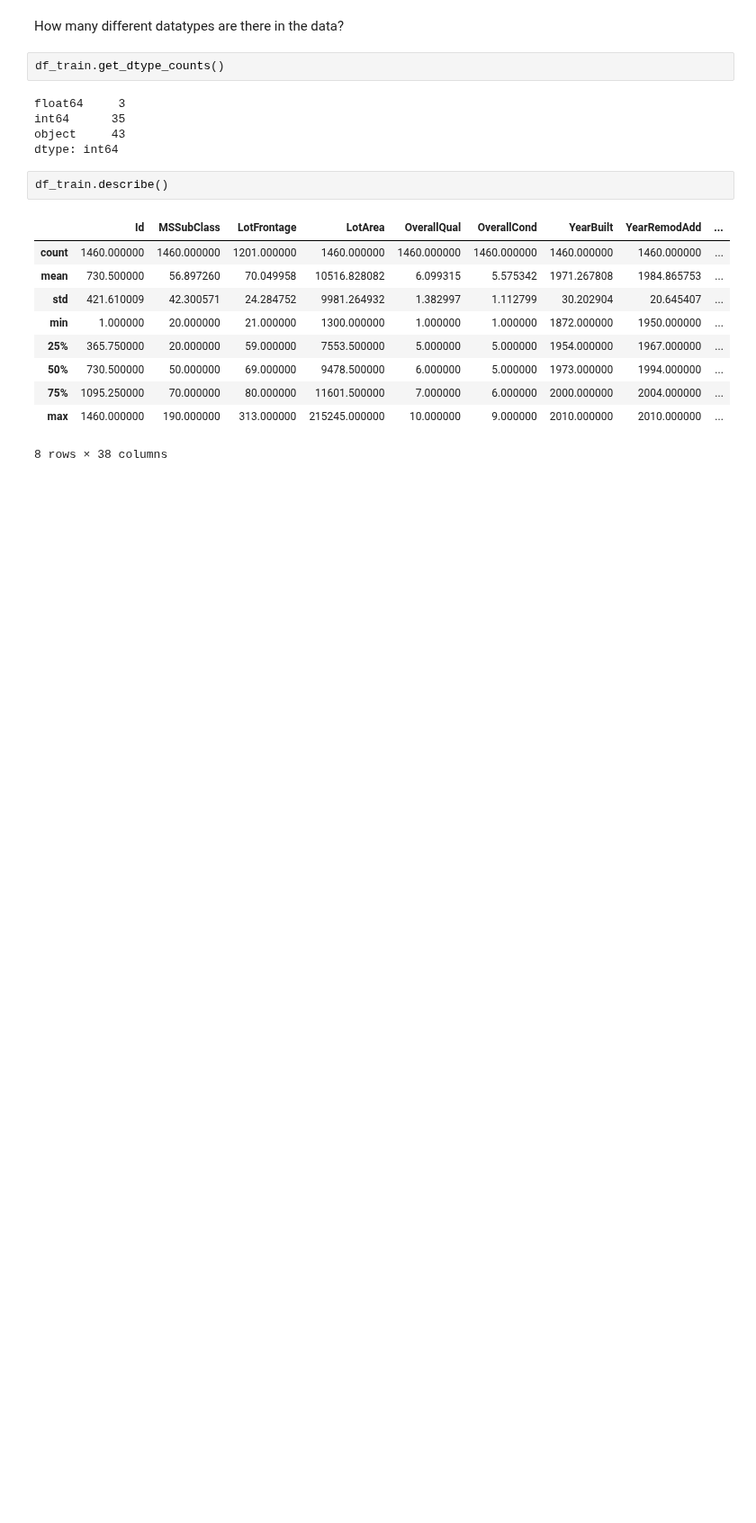
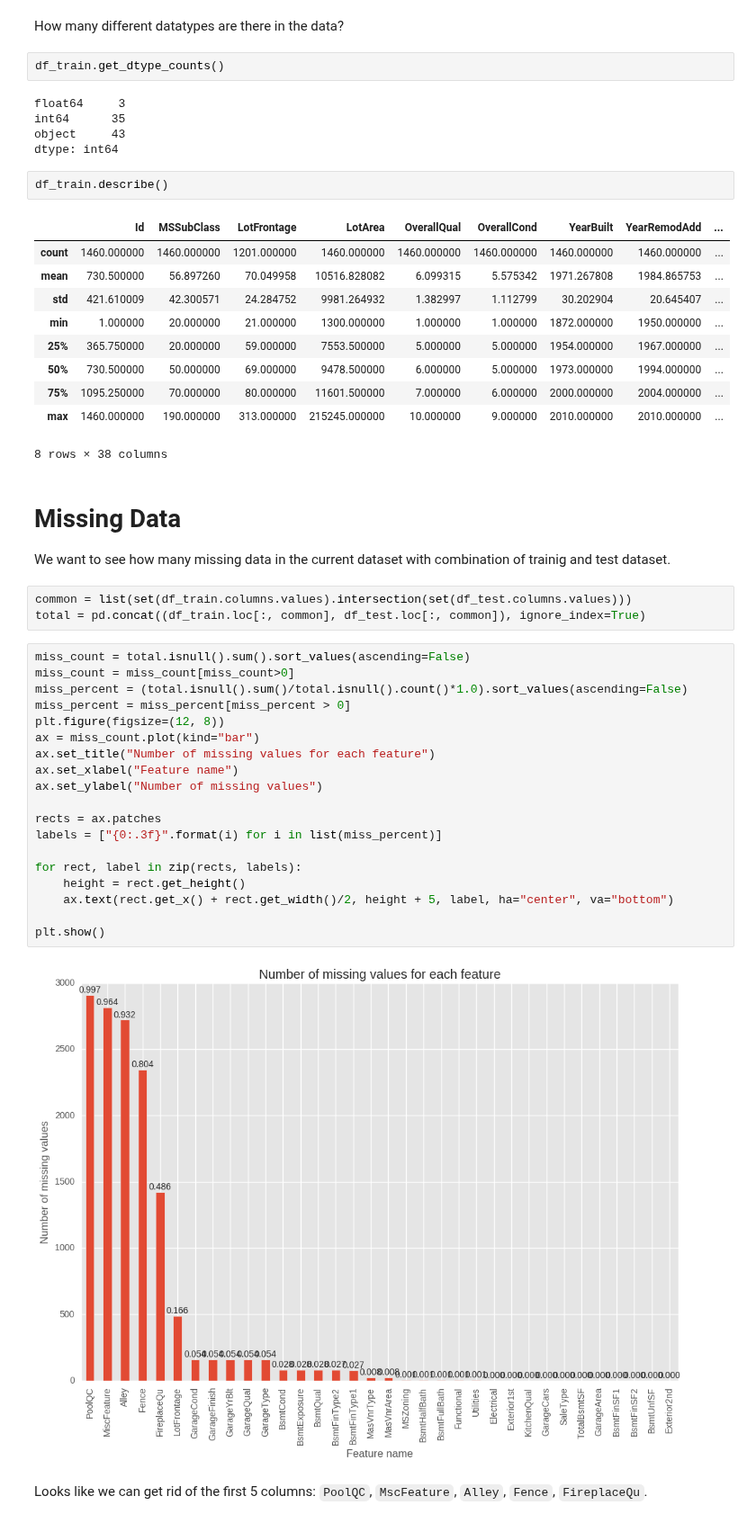
Before and after one commit to dolremi/Housing_Price, a Jupyter notebook: notebook/Data/High_level.ipynb, the cells around one changed output. Shown at 90% size. Saved outputs shown, nothing was run; the diff lists cells and outputs as text; blank space fills up the shorter version.

Commit message:
Update missing data analysis

```diff
--- a/notebook/Data/High_level.ipynb
+++ b/notebook/Data/High_level.ipynb
@@ -119,3 +119,32 @@ df_train.describe()
 | 75% | 1095.250000 | 70.000000 | 80.000000 | 11601.500000 | 7.000000 | 6.000000 | 2000.000000 | 2004.000000 | ... |
 | max | 1460.000000 | 190.000000 | 313.000000 | 215245.000000 | 10.000000 | 9.000000 | 2010.000000 | 2010.000000 | ... |
 8 rows × 38 columns
+# %% [markdown]
+# Missing Data
+We want to see how many missing data in the current dataset with combination of trainig and test dataset.
+# %%
+common = list(set(df_train.columns.values).intersection(set(df_test.columns.values)))
+total = pd.concat((df_train.loc[:, common], df_test.loc[:, common]), ignore_index=True)
+# %%
+miss_count = total.isnull().sum().sort_values(ascending=False)
+miss_count = miss_count[miss_count>0]
+miss_percent = (total.isnull().sum()/total.isnull().count()*1.0).sort_values(ascending=False)
+miss_percent = miss_percent[miss_percent > 0]
+plt.figure(figsize=(12, 8))
+ax = miss_count.plot(kind="bar")
+ax.set_title("Number of missing values for each feature")
+ax.set_xlabel("Feature name")
+ax.set_ylabel("Number of missing values")
+
+rects = ax.patches
+labels = ["{0:.3f}".format(i) for i in list(miss_percent)]
+
+for rect, label in zip(rects, labels):
+    height = rect.get_height()
+    ax.text(rect.get_x() + rect.get_width()/2, height + 5, label, ha="center", va="bottom")
+
+plt.show()
+# %% [output]
+[figure, added]
+# %% [markdown]
+Looks like we can get rid of the first 5 columns: `PoolQC`, `MscFeature`, `Alley`, `Fence`, `FireplaceQu`.
```
Also changed, not shown: 2 other files.
